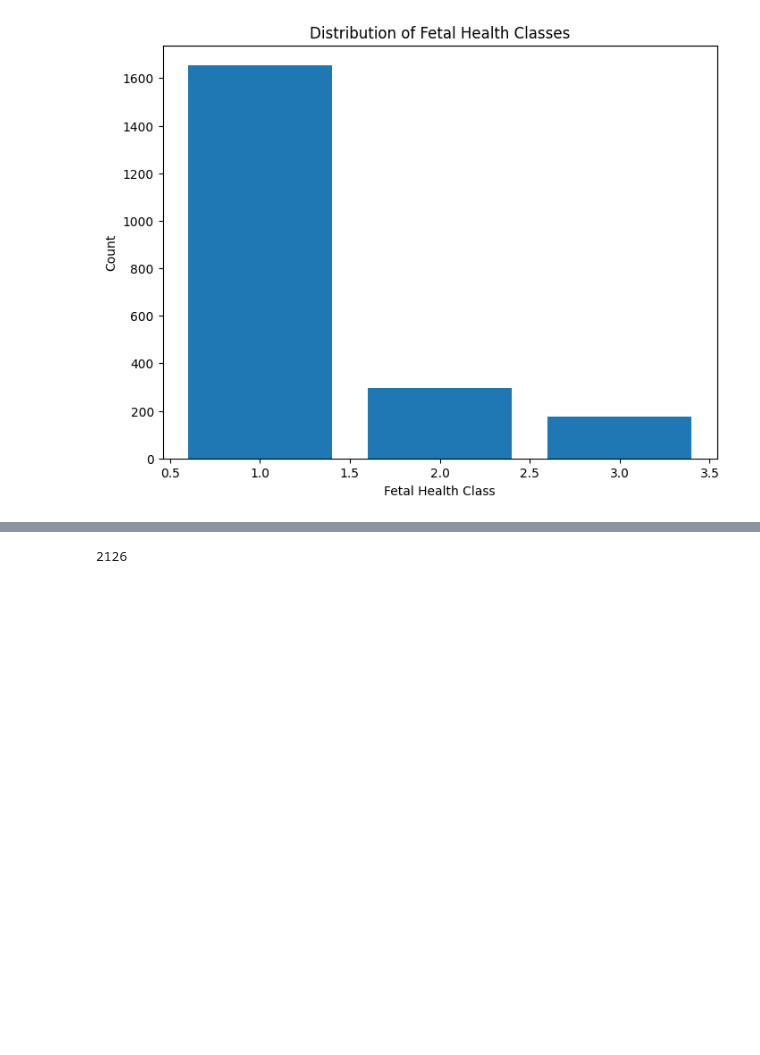
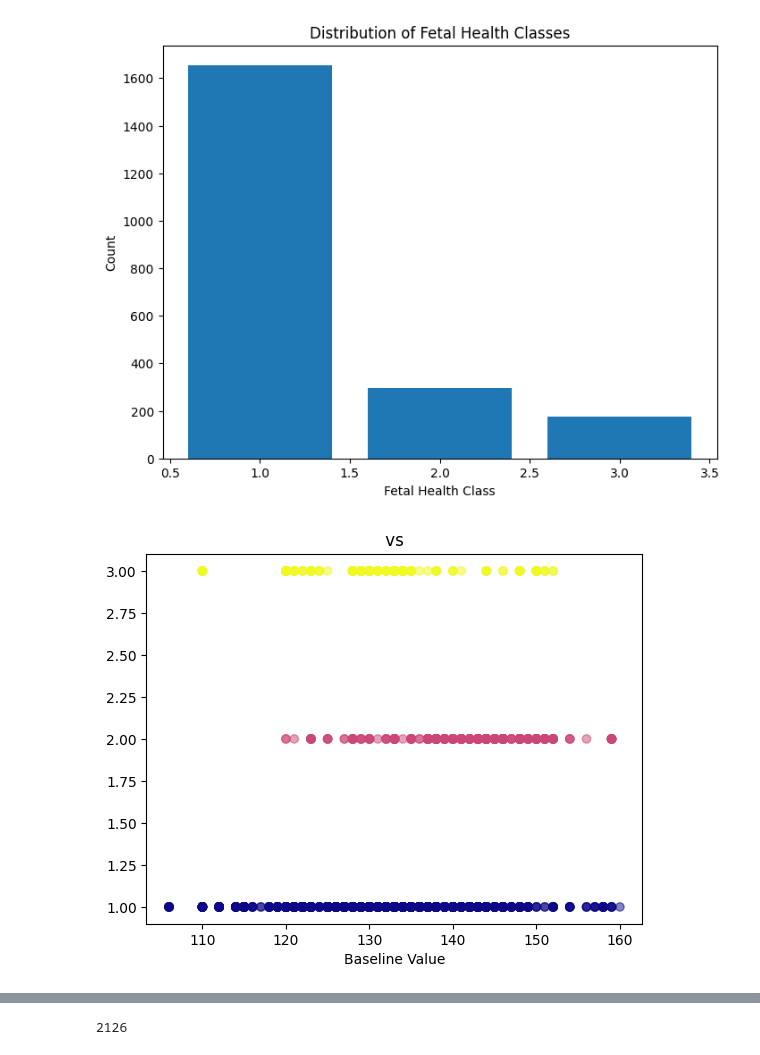
Before and after one commit to Bakwowi/Fetal-Health-Classification, a Jupyter notebook: script.ipynb, the cells around one changed output, grey strips where cells are left out. Saved outputs shown, nothing was run; the diff lists cells and outputs as text; code cells hidden in the pictures; blank space fills up the shorter version.

```diff
--- a/script.ipynb
+++ b/script.ipynb
@@ -77,4 +78,13 @@ plt.title('Distribution of Fetal Health Classes')
 plt.show()
 # %% [output]
 [figure]
+# %%
+# plotfigure(figsize=(8, 6))
+plt.scatter(X['baseline value'], y, c=y, cmap='plasma', alpha=0.5)
+plt.xlabel('Baseline Value')
+plt.ylabel('')
+plt.title(' vs ')
+plt.show() #a scatter plot of the target variable against one of the features
+# %% [output]
+[figure, added]
 # %%
```
Also changed, not shown: parts of 10 cells of this notebook, 6 other files.
